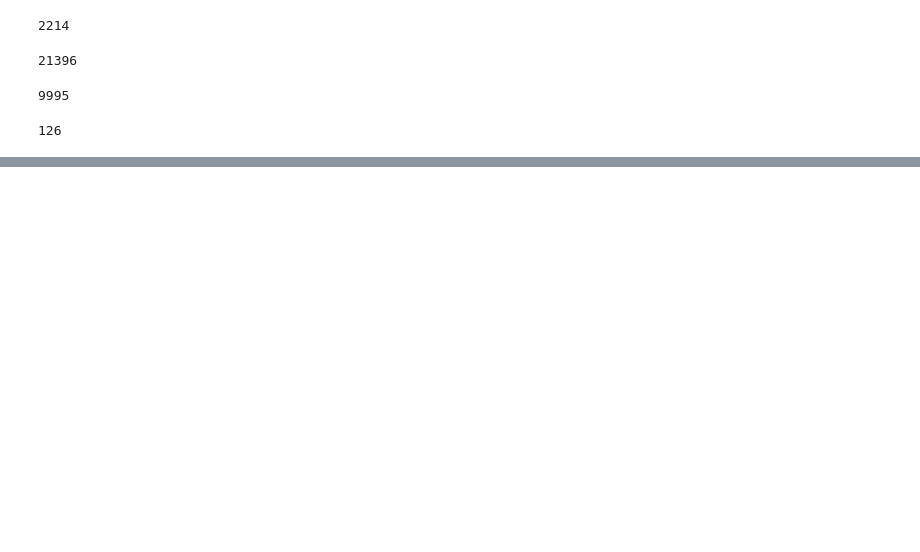
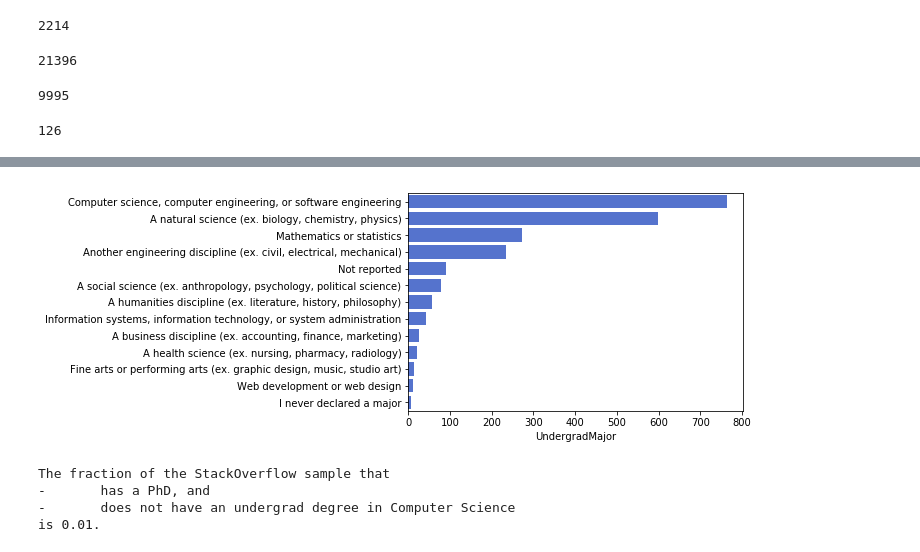
Before and after one commit to joshtice/stackoverflow2018, a Jupyter notebook: joshtice_stackoverflow_2018.ipynb, the cells around one changed output, grey strips where cells are left out. Saved outputs shown, nothing was run; the diff lists cells and outputs as text; code cells hidden in the pictures; blank space fills up the shorter version.

Commit message:
People like me added

```diff
--- a/joshtice_stackoverflow_2018.ipynb
+++ b/joshtice_stackoverflow_2018.ipynb
@@ -82,0 +183,18 @@ df.isnull().any().sum()
+# %%
+is_phd = df.FormalEducation.fillna('Not reported').str.contains('Other doctoral degree')
+phd_field_breakdown = df.UndergradMajor.fillna('Not reported')[is_phd].value_counts()
+sns.barplot(x=phd_field_breakdown, y=phd_field_breakdown.index, color='royalblue')
+plt.show()
+# %% [output]
+[figure, added]
+# %%
+is_phd = df.FormalEducation.fillna('Not reported').str.contains('Other doctoral degree')
+is_compscientist = df.UndergradMajor.fillna('Not reported').str.contains('Computer science')
+fraction_like_me = len(df[is_phd & ~is_compscientist]) / len(df)
+print(f"The fraction of the StackOverflow sample that\n-\thas a PhD, and\n"
+      f"-\tdoes not have an undergrad degree in Computer Science\nis {fraction_like_me:.2f}.")
+# %% [output]
+The fraction of the StackOverflow sample that
+-       has a PhD, and
+-       does not have an undergrad degree in Computer Science
+is 0.01.
```
Also changed, not shown: parts of 9 cells of this notebook, 1 other file.
